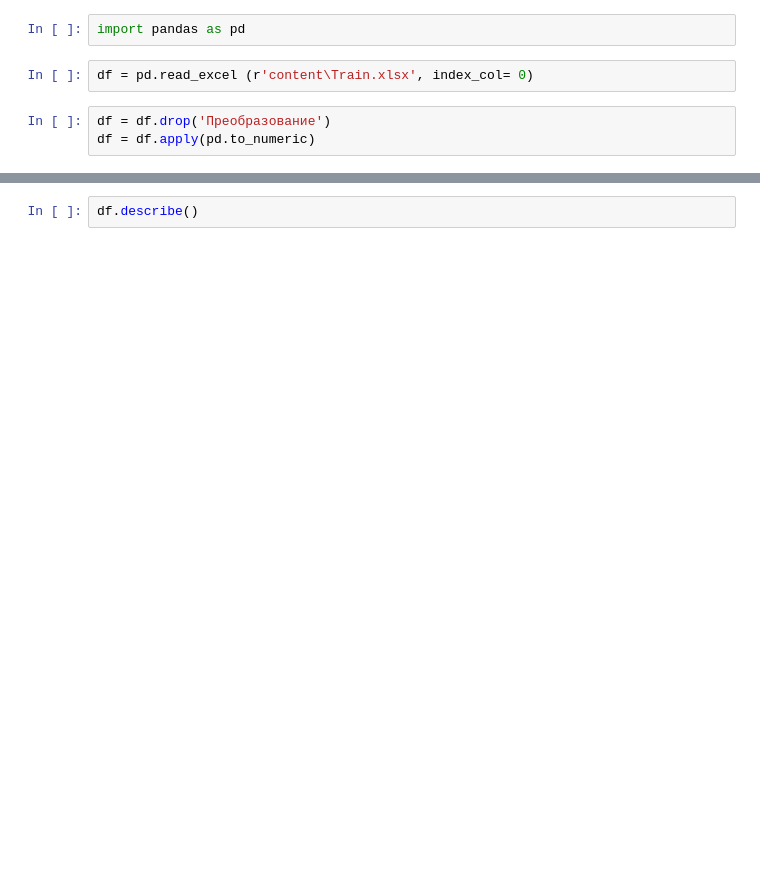
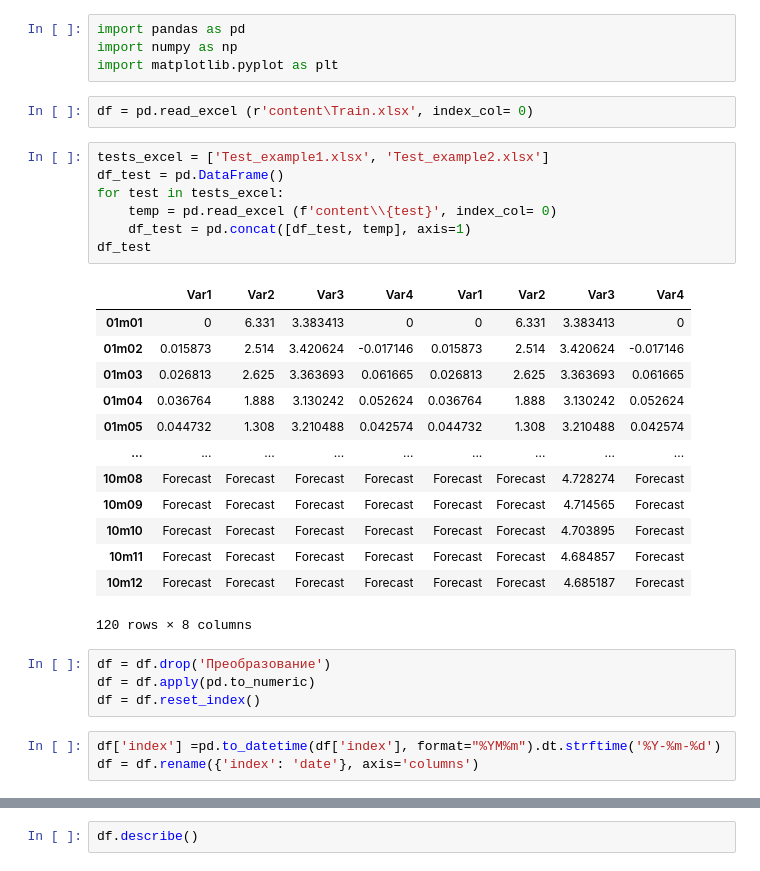
Before and after one commit to Demi-Mur/CBR_HACK, a Jupyter notebook: Analitic.ipynb, the cells around one changed output, grey strips where cells are left out. Saved outputs shown, nothing was run; the diff lists cells and outputs as text; blank space fills up the shorter version.

```diff
--- a/Analitic.ipynb
+++ b/Analitic.ipynb
@@ -1,8 +1,35 @@
 # %%
 import pandas as pd
+import numpy as np
+import matplotlib.pyplot as plt
 # %%
 df = pd.read_excel (r'content\Train.xlsx', index_col= 0)
+# %%
+tests_excel = ['Test_example1.xlsx', 'Test_example2.xlsx']
+df_test = pd.DataFrame()
+for test in tests_excel:
+    temp = pd.read_excel (f'content\\{test}', index_col= 0)
+    df_test = pd.concat([df_test, temp], axis=1)
+df_test
+# %% [output]
+|  | Var1 | Var2 | Var3 | Var4 | Var1 | Var2 | Var3 | Var4 |
+| 01m01 | 0 | 6.331 | 3.383413 | 0 | 0 | 6.331 | 3.383413 | 0 |
+| 01m02 | 0.015873 | 2.514 | 3.420624 | -0.017146 | 0.015873 | 2.514 | 3.420624 | -0.017146 |
+| 01m03 | 0.026813 | 2.625 | 3.363693 | 0.061665 | 0.026813 | 2.625 | 3.363693 | 0.061665 |
+| 01m04 | 0.036764 | 1.888 | 3.130242 | 0.052624 | 0.036764 | 1.888 | 3.130242 | 0.052624 |
+| 01m05 | 0.044732 | 1.308 | 3.210488 | 0.042574 | 0.044732 | 1.308 | 3.210488 | 0.042574 |
+| ... | ... | ... | ... | ... | ... | ... | ... | ... |
+| 10m08 | Forecast | Forecast | Forecast | Forecast | Forecast | Forecast | 4.728274 | Forecast |
+| 10m09 | Forecast | Forecast | Forecast | Forecast | Forecast | Forecast | 4.714565 | Forecast |
+| 10m10 | Forecast | Forecast | Forecast | Forecast | Forecast | Forecast | 4.703895 | Forecast |
+| 10m11 | Forecast | Forecast | Forecast | Forecast | Forecast | Forecast | 4.684857 | Forecast |
+| 10m12 | Forecast | Forecast | Forecast | Forecast | Forecast | Forecast | 4.685187 | Forecast |
+120 rows × 8 columns
 # %%
 df = df.drop('Преобразование')
 df = df.apply(pd.to_numeric)
+df = df.reset_index()
+# %%
+df['index'] =pd.to_datetime(df['index'], format="%YM%m").dt.strftime('%Y-%m-%d')
+df = df.rename({'index': 'date'}, axis='columns')
 # %%
```
Also changed, not shown: parts of 12 cells of this notebook.
